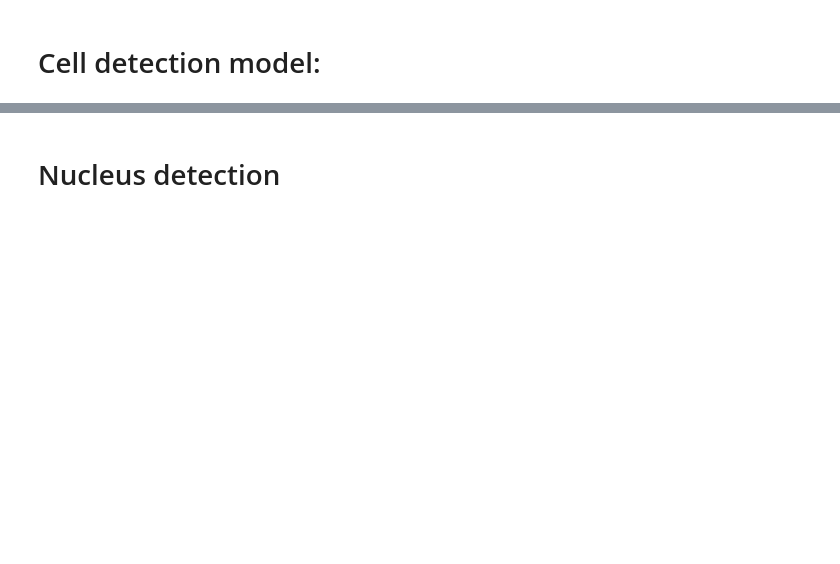
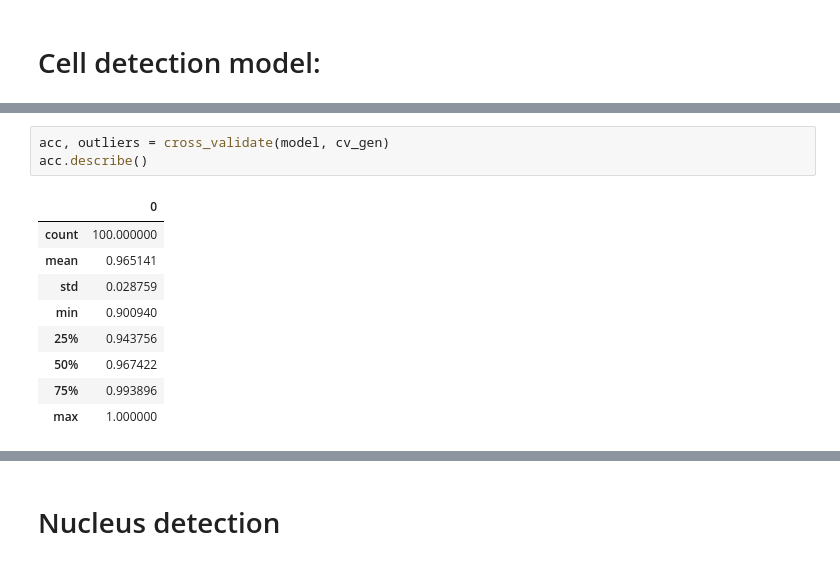
Before and after one commit to andersteele/Cell-labelling, a Jupyter notebook: Fine_features.ipynb, the cells around one changed output, grey strips where cells are left out. Cells and saved outputs as stored; diff of their text form; blank space fills up the shorter version.

```diff
--- a/Fine_features.ipynb
+++ b/Fine_features.ipynb
@@ -473,0 +111,13 @@ Accuracy is
+# %%
+acc, outliers = cross_validate(model, cv_gen)
+acc.describe()
+# %% [output]
+|  | 0 |
+| count | 100.000000 |
+| mean | 0.965141 |
+| std | 0.028759 |
+| min | 0.900940 |
+| 25% | 0.943756 |
+| 50% | 0.967422 |
+| 75% | 0.993896 |
+| max | 1.000000 |
```
Also changed, not shown: parts of 17 cells of this notebook.
